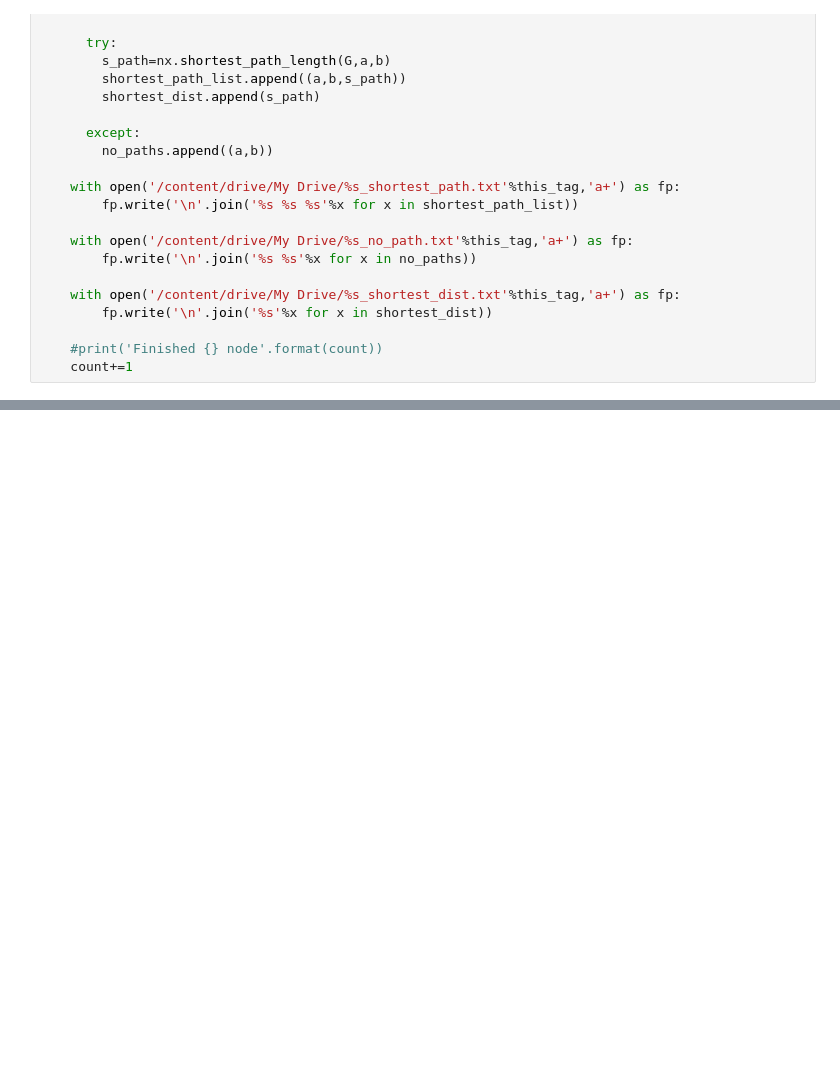
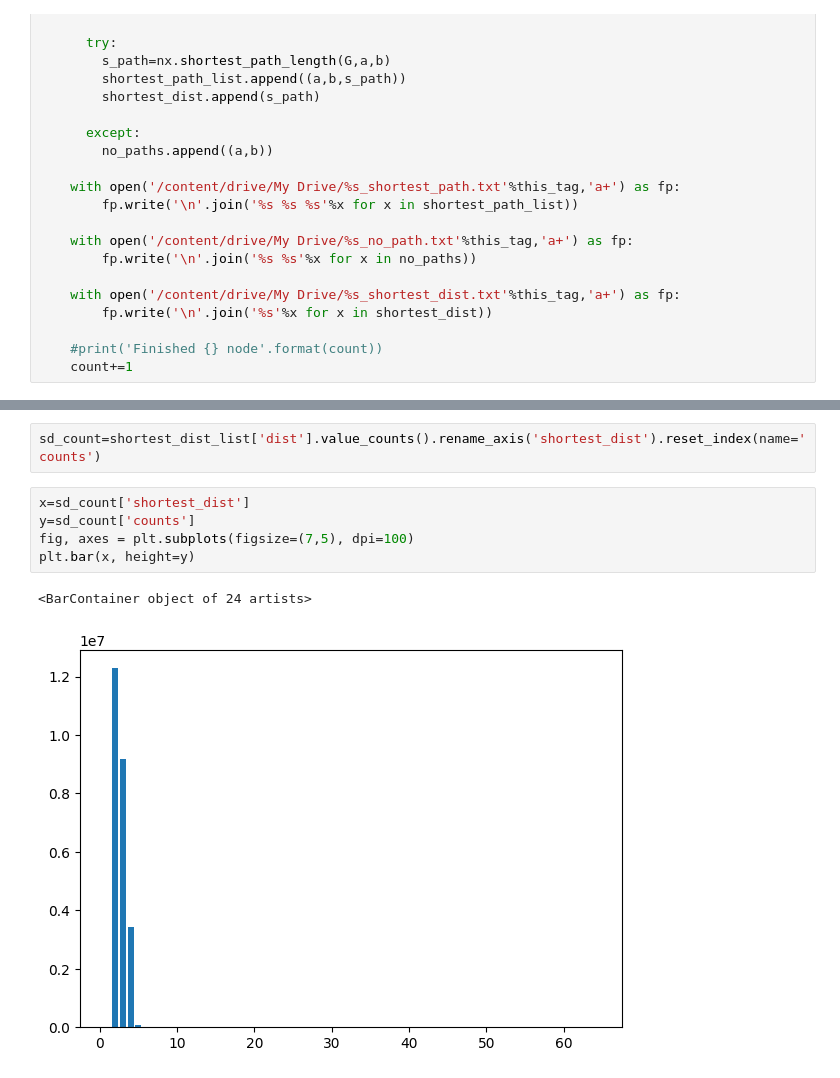
Before and after one commit to happygirlzt/six-degrees-of-separation-in-twitter, a Jupyter notebook: network_project.ipynb, the cells around one changed output, grey strips where cells are left out. Drawn from its saved outputs; the diff is of its cells as text; blank space fills up the shorter version.

```diff
--- a/network_project.ipynb
+++ b/network_project.ipynb
@@ -392 +365,11 @@ shortest_dist_list['dist'].value_counts()
 Name: dist, dtype: int64
+# %%
+sd_count=shortest_dist_list['dist'].value_counts().rename_axis('shortest_dist').reset_index(name='counts')
+# %%
+x=sd_count['shortest_dist']
+y=sd_count['counts']
+fig, axes = plt.subplots(figsize=(7,5), dpi=100)
+plt.bar(x, height=y)
+# %% [output]
+<BarContainer object of 24 artists>
+[figure, added]
```
Also changed, not shown: parts of 35 cells of this notebook, 24 other files.
